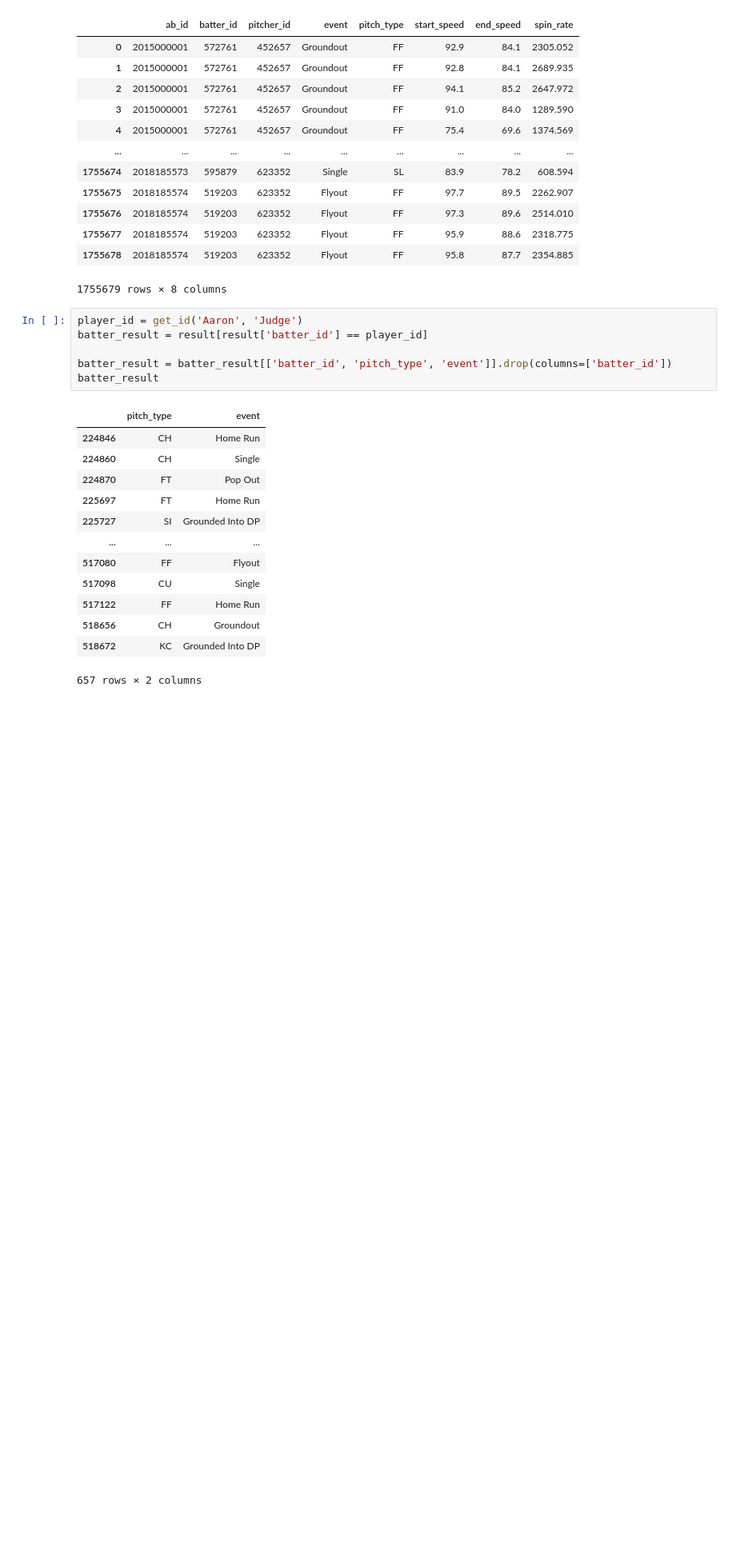
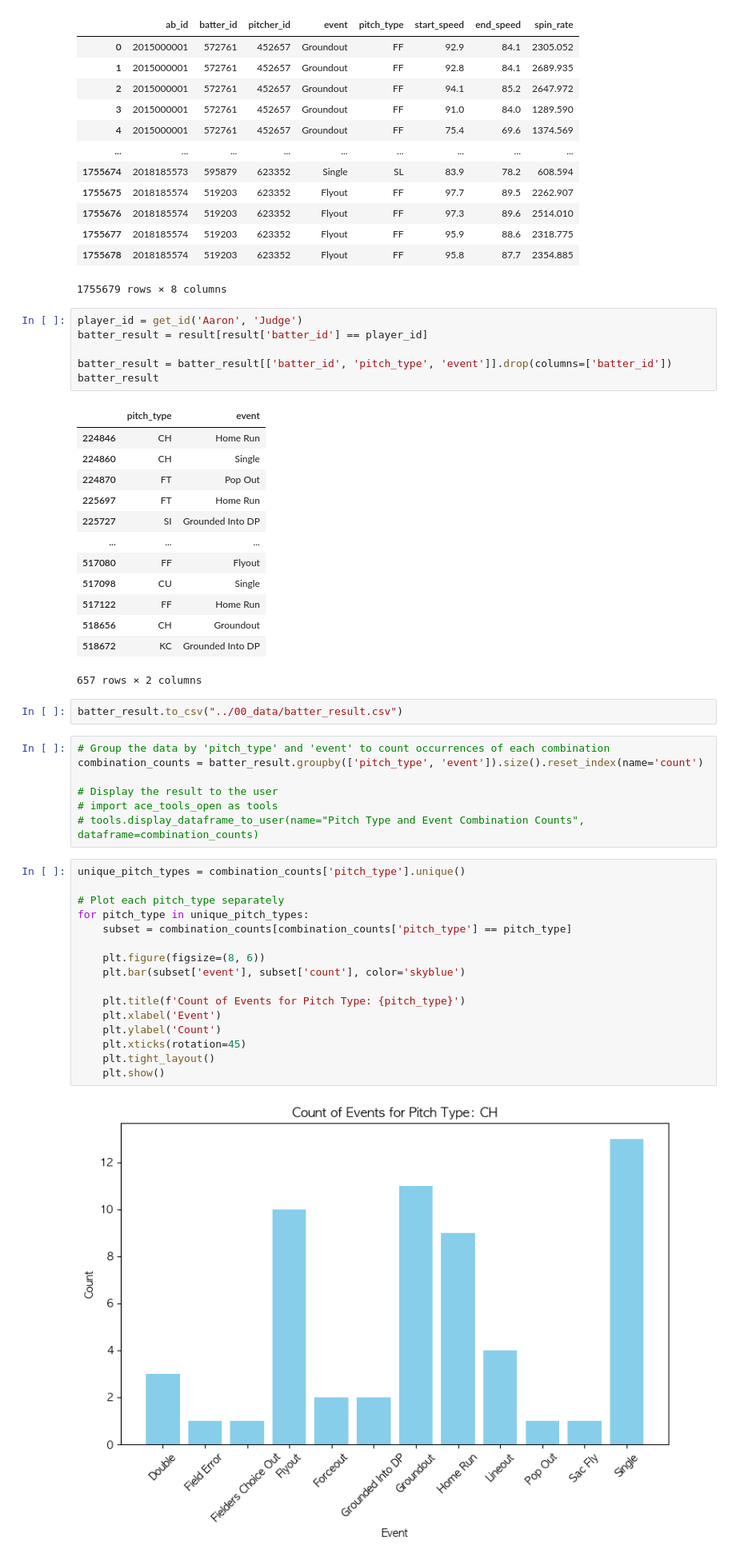
Before and after one commit to sonjuhyeon/python_tutorial, a Jupyter notebook: 00_데이터분석/04_실습/baseball.ipynb, the cells around one changed output. Shown at 80% size. Cells and saved outputs as stored; diff of their text form; blank space fills up the shorter version.

Commit message:
practice data_analisys

```diff
--- a/00_데이터분석/04_실습/baseball.ipynb
+++ b/00_데이터분석/04_실습/baseball.ipynb
@@ -224,3 +210,30 @@ batter_result
 | 518656 | CH | Groundout |
 | 518672 | KC | Grounded Into DP |
 657 rows × 2 columns
+# %%
+batter_result.to_csv("../00_data/batter_result.csv")
+# %%
+# Group the data by 'pitch_type' and 'event' to count occurrences of each combination
+combination_counts = batter_result.groupby(['pitch_type', 'event']).size().reset_index(name='count')
+
+# Display the result to the user
+# import ace_tools_open as tools
+# tools.display_dataframe_to_user(name="Pitch Type and Event Combination Counts", dataframe=combination_counts)
+# %%
+unique_pitch_types = combination_counts['pitch_type'].unique()
+
+# Plot each pitch_type separately
+for pitch_type in unique_pitch_types:
+    subset = combination_counts[combination_counts['pitch_type'] == pitch_type]
+
+    plt.figure(figsize=(8, 6))
+    plt.bar(subset['event'], subset['count'], color='skyblue')
+
+    plt.title(f'Count of Events for Pitch Type: {pitch_type}')
+    plt.xlabel('Event')
+    plt.ylabel('Count')
+    plt.xticks(rotation=45)
+    plt.tight_layout()
+    plt.show()
+# %% [output]
+[figure, added]
```
Also changed, not shown: parts of 2 cells of this notebook, 1 other file.
